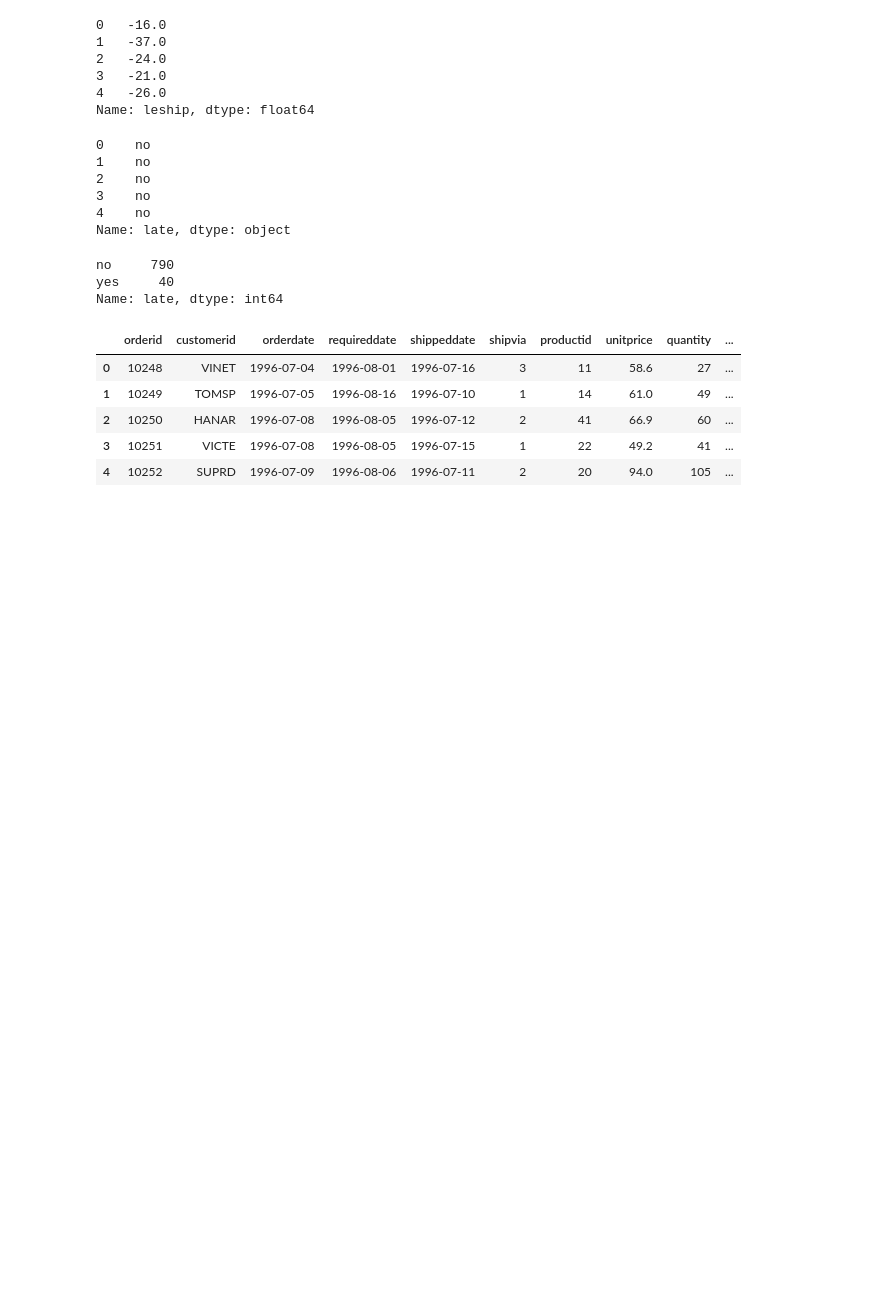
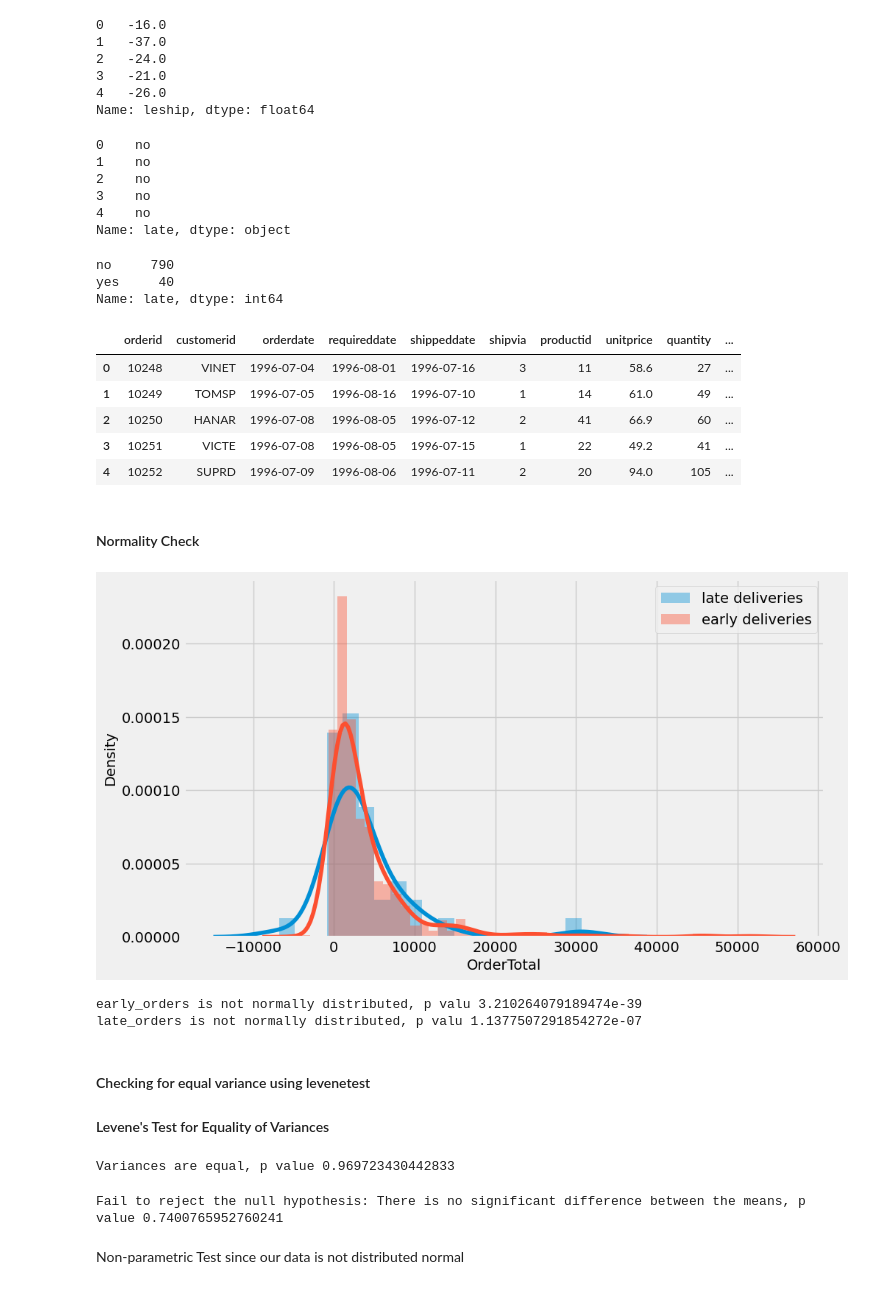
Before and after one commit to nani2357/Statistical-Analysis-on-Northwind-Sample-Database, a Jupyter notebook: Notebooks/hypothesis_testing.ipynb, the cells around one changed output. Saved outputs shown, nothing was run; the diff lists cells and outputs as text; code cells hidden in the pictures; blank space fills up the shorter version.

```diff
--- a/Notebooks/hypothesis_testing.ipynb
+++ b/Notebooks/hypothesis_testing.ipynb
@@ -1148,3 +1148,53 @@ ordersl.head()
 
 early_orders = ordersl.loc[ordersl['late'] == 'no']['OrderTotal']
 late_orders = ordersl.loc[ordersl['late'] == 'yes']['OrderTotal']
+# %% [markdown]
+#### Normality Check
+# %%
+plt.figure(figsize=(10,6))
+sns.distplot(late_orders,label='late deliveries')
+sns.distplot(early_orders,label='early deliveries')
+plt.legend()
+plt.show()
+# %% [output]
+[figure, added]
+# %%
+# Check for normality in early_orders
+stat_early, p_early = stats.shapiro(early_orders)
+if p_early > 0.05:
+    print(f"early_orders is normally distributed, p valu {p_early}")
+else:
+    print(f"early_orders is not normally distributed, p valu {p_early}")
+
+# Check for normality in late_orders
+stat_late, p_late = stats.shapiro(late_orders)
+if p_late > 0.05:
+    print(f"late_orders is normally distributed, p valu {p_late}" )
+else:
+    print(f"late_orders is not normally distributed, p valu {p_late}")
+# %% [output]
+early_orders is not normally distributed, p valu 3.210264079189474e-39
+late_orders is not normally distributed, p valu 1.1377507291854272e-07
+# %% [markdown]
+#### Checking for equal  variance using levenetest
+#### Levene's Test for Equality of Variances
+# %%
+from scipy.stats import levene
+
+stat, p = levene(early_orders, late_orders)
+if p > 0.05:
+    print(f"Variances are equal, p value {p}")
+else:
+    print(f"Variances are not equal, p value {p}")
+# %% [output]
+Variances are equal, p value 0.969723430442833
+# %%
+t_stat, p_val = stats.ttest_ind(early_orders, late_orders)
+if p_val < 0.05:
+    print(f"Reject the null hypothesis: There is a significant difference between the means. p value {p_val}")
+else:
+    print(f"Fail to reject the null hypothesis: There is no significant difference between the means, p value {p_val}")
+# %% [output]
+Fail to reject the null hypothesis: There is no significant difference between the means, p value 0.7400765952760241
+# %% [markdown]
+Non-parametric Test since our data is not distributed normal
```
Also changed, not shown: parts of 19 cells of this notebook.
